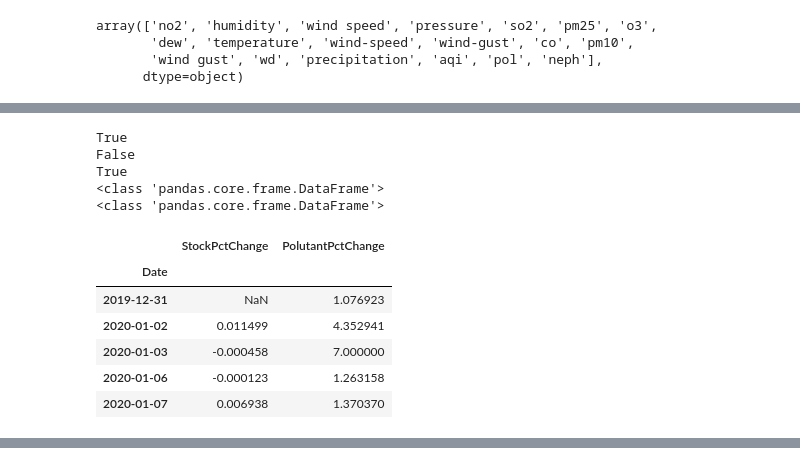
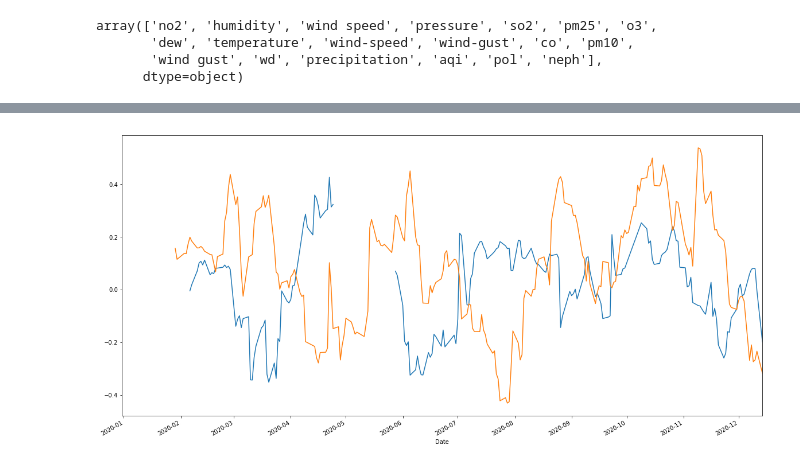
Before and after one commit to risksam/fintech_group_assignment_1, a Jupyter notebook: stock_data.ipynb, the cells around one changed output, grey strips where cells are left out. Saved outputs shown, nothing was run; the diff lists cells and outputs as text; code cells hidden in the pictures.

Commit message:
Function to plot country vs polutant

```diff
--- a/stock_data.ipynb
+++ b/stock_data.ipynb
@@ -105,35 +106,4 @@ fig = px.line(df, x="Date", y="StockPctChange", color='Ticker')
 fig.show()
 # %% [output]
 [interactive output not drawn]
-# %%
-df_india = df[df['Ticker'] == '000001.SS'].set_index('Date')
-df_india.index = df_india.index.astype('datetime64[ns]')
-df_india_polutants = pd.DataFrame({'Date':india.index, 'PolutantPctChange':india.values})
-df_india_polutants.set_index('Date', inplace=True)
-
-print(df_india.index.is_unique)
-
-print(df_india_polutants.index.is_unique)
-df_india_polutants = df_india_polutants[~df_india_polutants.index.duplicated(keep='first')]
-print(df_india_polutants.index.is_unique)
-df_india_concat = pd.concat([df_india, df_india_polutants], join='inner', axis=1)
-
-print(type(df_india_polutants))
-print(type(df_india_polutants))
-
-df_india_concat = df_india_concat[['StockPctChange', 'PolutantPctChange']]
-df_india_concat.head()
-# %% [output]
-True
-False
-True
-<class 'pandas.core.frame.DataFrame'>
-<class 'pandas.core.frame.DataFrame'>
-|  | StockPctChange | PolutantPctChange |
-| Date |  |  |
-| 2019-12-31 | NaN | 1.076923 |
-| 2020-01-02 | 0.011499 | 4.352941 |
-| 2020-01-03 | -0.000458 | 7.000000 |
-| 2020-01-06 | -0.000123 | 1.263158 |
-| 2020-01-07 | 0.006938 | 1.370370 |
 # %%
@@ -142,2 +112,37 @@ fig.show()
 # %% [output]
 [interactive output not drawn]
+# %%
+country_dict = {'IN' : '^BSESN',
+                'CN' : '000001.SS',
+                'JP' : '^N225',
+                'AU' : '^AXJO',
+                'GB' : '^FTSE',
+                'US' : '^GSPC'}
+
+def corr_graph_maker(country='IN', polutant='co'):
+    polutant_df = climate_df[climate_df['Specie'] == polutant]
+    polutant_df_country = polutant_df[polutant_df['Country']== country]['median'].pct_change()
+    df_stock = df[df['Ticker'] == country_dict[country]].set_index('Date')
+
+    df_stock.index = df_stock.index.astype('datetime64[ns]')
+    df_stock_polutants = pd.DataFrame({'Date':polutant_df_country.index, 'PolutantPctChange':polutant_df_country.values})
+    df_stock_polutants.set_index('Date', inplace=True)
+
+    df_stock_polutants = df_stock_polutants[~df_stock_polutants.index.duplicated(keep='first')]
+
+    df_stock_concat = pd.concat([df_stock, df_stock_polutants], join='inner', axis=1)
+
+    df_stock_concat = df_stock_concat[['StockPctChange', 'PolutantPctChange']]
+
+    # df_india_concat.rolling(20).corr().plot()
+    ax = df_stock_concat['StockPctChange'].rolling(20).corr(df_stock_concat['PolutantPctChange']).plot(figsize=(20,10))
+    return ax
+# %%
+ax = corr_graph_maker('CN', 'co')
+# ax = corr_graph_maker('IN', 'co')
+ax = corr_graph_maker('GB', 'co')
+# ax = corr_graph_maker('US', 'pm10')
+# ax = corr_graph_maker('AU', 'pm10')
+# ax = corr_graph_maker('JP', 'pm10')
+# %% [output]
+[figure, added]
```
Also changed, not shown: parts of 3 cells of this notebook, 1 other file.
